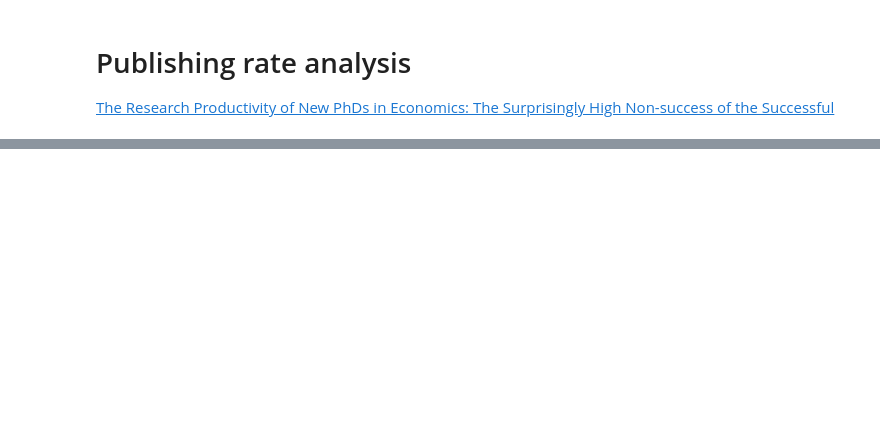
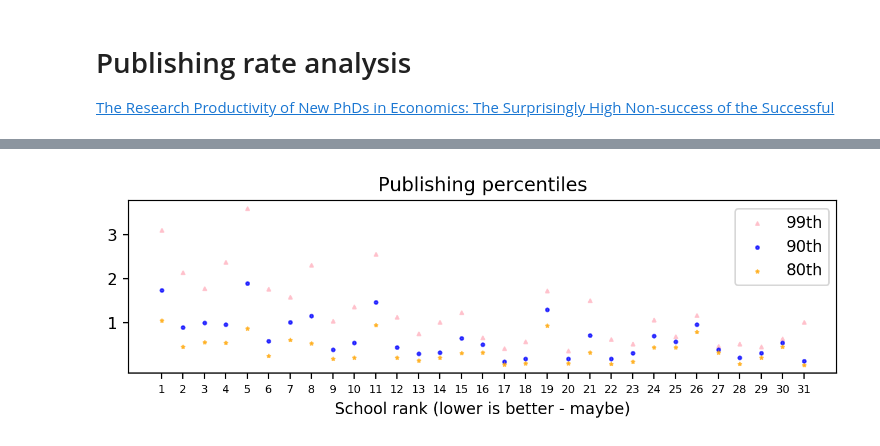
Before and after one commit to mviz/publish_rate_analysis, a Jupyter notebook: publishing_rate_analysis.ipynb, the cells around one changed output, grey strips where cells are left out. Saved outputs shown, nothing was run; the diff lists cells and outputs as text; code cells hidden in the pictures; blank space fills up the shorter version.

Commit message:
Added some visualizations for publishing quantiles per school

```diff
--- a/publishing_rate_analysis.ipynb
+++ b/publishing_rate_analysis.ipynb
@@ -34,0 +51,23 @@ TypeError: distplot() got an unexpected keyword argument 'legend'
+# %%
+def q50(x):
+    return x.quantile(.50)
+
+def q75(x):
+    return x.quantile(.75)
+
+def q80(x):
+    return x.quantile(.80)
+
+def q90(x):
+    return x.quantile(.90)
+
+def q95(x):
+    return x.quantile(.95)
+
+def q99(x):
+    return x.quantile(.99)
+
+aggregation_dict = {"Count": "count", "Max": "max", "99th": q99, "95th": q95, "90th": q90, "80th": q80, "50th": q50}
+# %%
+quantiled_by_year_rank = grouped_ry.agg(aggregation_dict)
+quantiled_by_year_rank
@@ -34,0 +88,23 @@ TypeError: distplot() got an unexpected keyword argument 'legend'
+# %%
+quantile_names = ["99th", "95th", "90th", "80th", "50th"]
+mean_aer_quantiles = quantiled_by_year_rank.groupby(["Rank"], as_index=False)[quantile_names].mean();
+# %%
+fig, ax = plt.subplots(figsize=(8,2))
+fig.set_dpi(200)
+
+xtick_names = [str(integer) for integer in range(1,32)]
+xtick_names.append('31+')
+
+ax.scatter(mean_aer_quantiles["Rank"], mean_aer_quantiles["99th"], marker='^', color="pink", alpha=0.9, label="99th", s=4);
+# ax.scatter(mean_aer_quantiles["Rank"], mean_aer_quantiles["95th"], color="green", alpha=0.7, label="95th", s=4);
+ax.scatter(mean_aer_quantiles["Rank"], mean_aer_quantiles["90th"], marker='o', color="blue", alpha=0.7, label="90th", s=4);
+ax.scatter(mean_aer_quantiles["Rank"], mean_aer_quantiles["80th"], marker='*', color="orange", alpha=0.7, label="80th", s=4);
+ax.set(title="Publishing percentiles");
+ax.set_xticks(range(1,32))
+ax.set_xticklabels(xtick_names, fontsize=7)
+ax.set_xlabel("School rank (lower is better - maybe)", fontsize=10)
+ax.set_yticks([1,2,3])
+# ax.set_ylabel("Mean AER\nequivalent papers", rotation=45)
+ax.legend();
+# %% [output]
+[figure, added]
```
Also changed, not shown: parts of 6 cells of this notebook.
